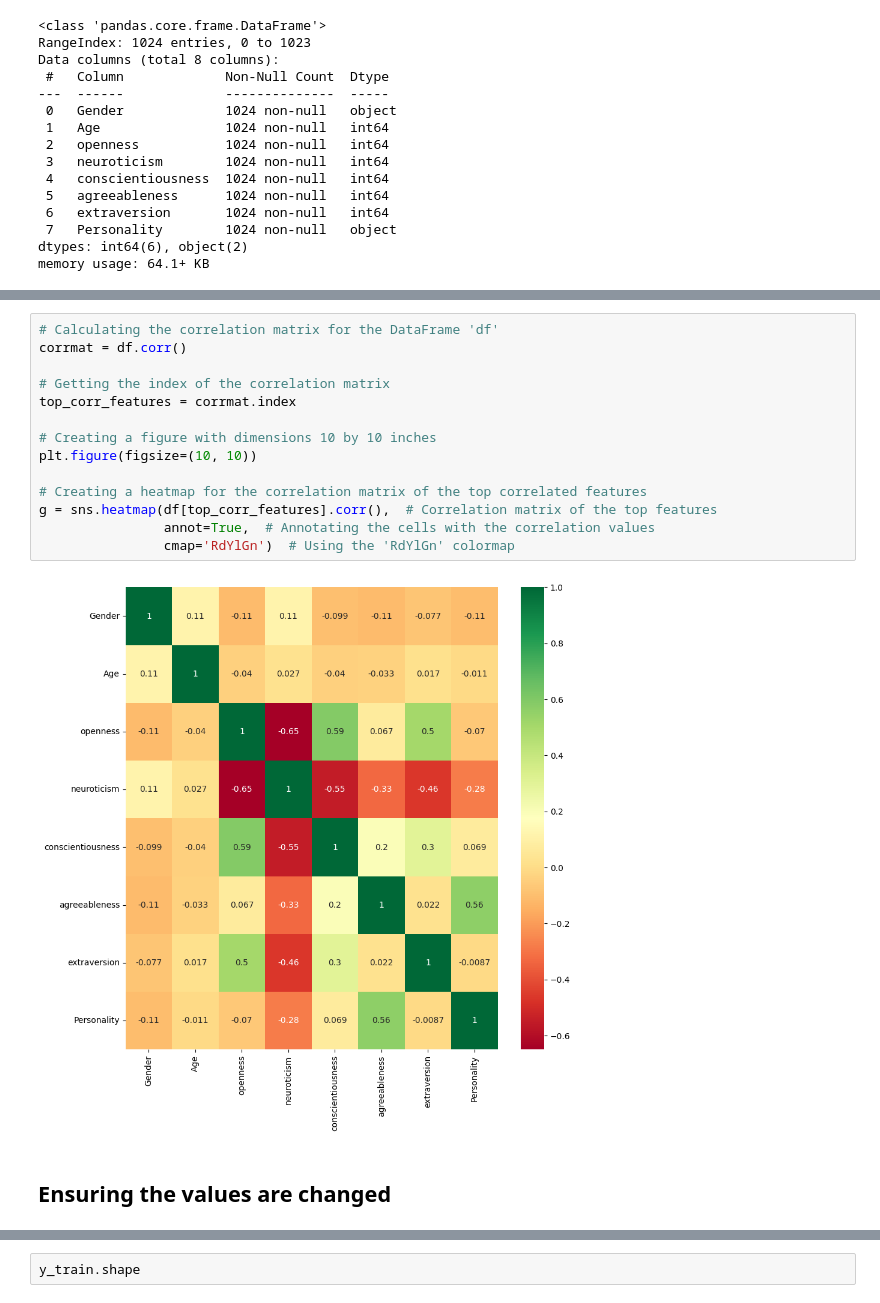
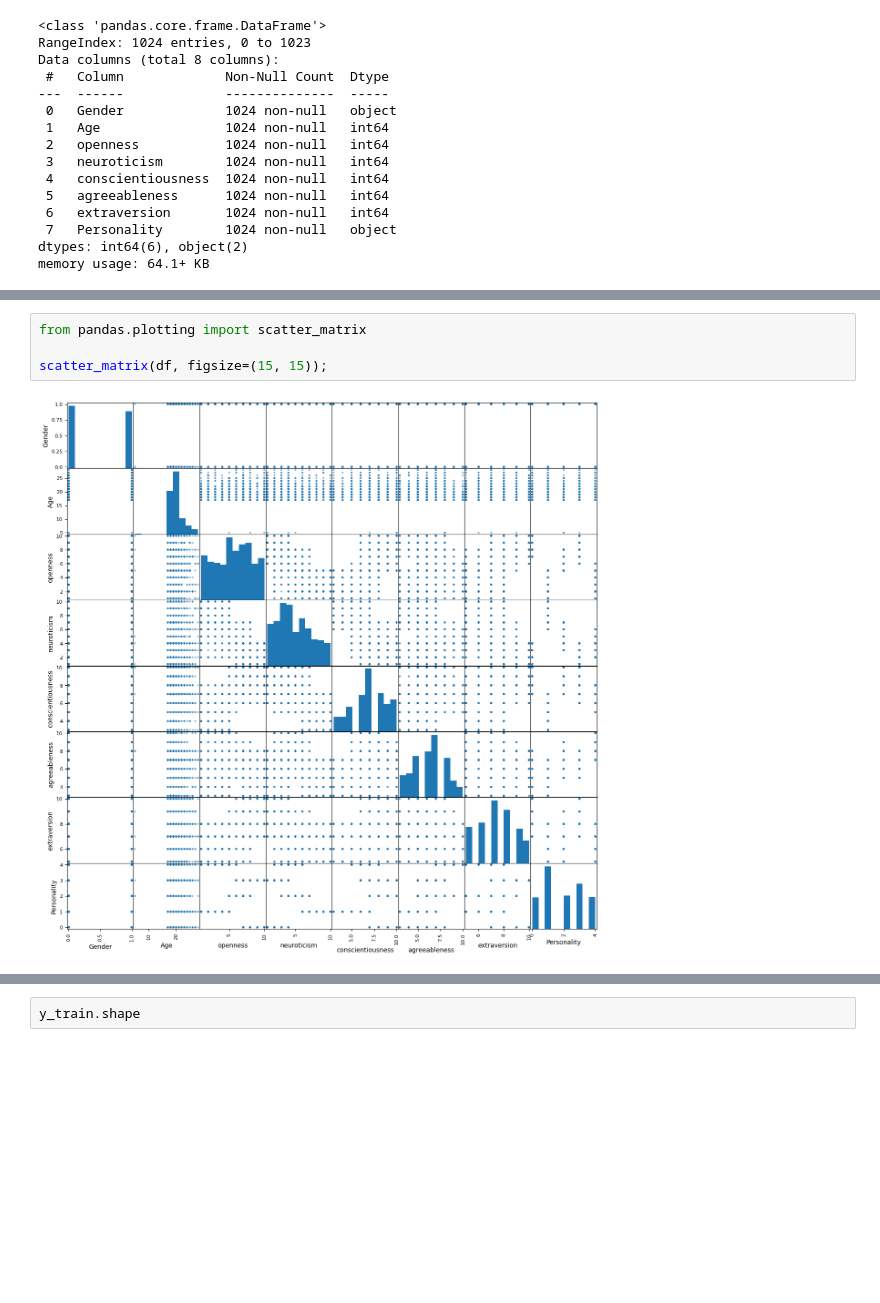
Before and after one commit to Kanishkan-B/Personality_Prediction, a Jupyter notebook: main.ipynb, the cells around one changed output, grey strips where cells are left out. Cells and saved outputs as stored; diff of their text form; blank space fills up the shorter version.

```diff
--- a/main.ipynb
+++ b/main.ipynb
@@ -149,18 +183,6 @@ label_encoders['Gender'] = le_gender
-# %%
-# Calculating the correlation matrix for the DataFrame 'df'
-corrmat = df.corr()
-
-# Getting the index of the correlation matrix
-top_corr_features = corrmat.index
-
-# Creating a figure with dimensions 10 by 10 inches
-plt.figure(figsize=(10, 10))
-
-# Creating a heatmap for the correlation matrix of the top correlated features
-g = sns.heatmap(df[top_corr_features].corr(),  # Correlation matrix of the top features
-                annot=True,  # Annotating the cells with the correlation values
-                cmap='RdYlGn')  # Using the 'RdYlGn' colormap
-# %% [output]
-[figure, removed]
-# %% [markdown]
-## Ensuring the values are changed
+# %%
+from pandas.plotting import scatter_matrix
+
+scatter_matrix(df, figsize=(15, 15));
+# %% [output]
+[figure, added]
```
Also changed, not shown: parts of 82 cells of this notebook, 3 other files.
